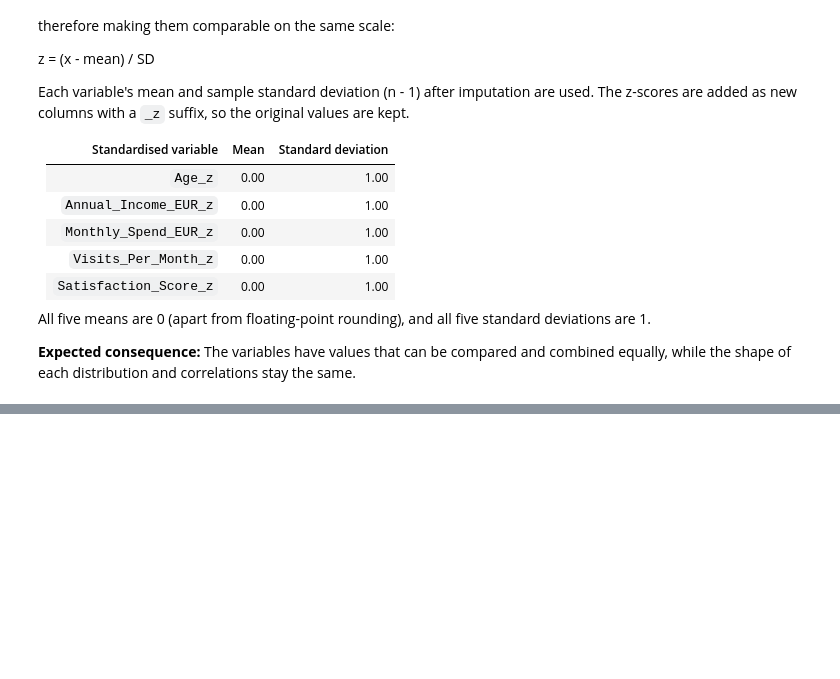
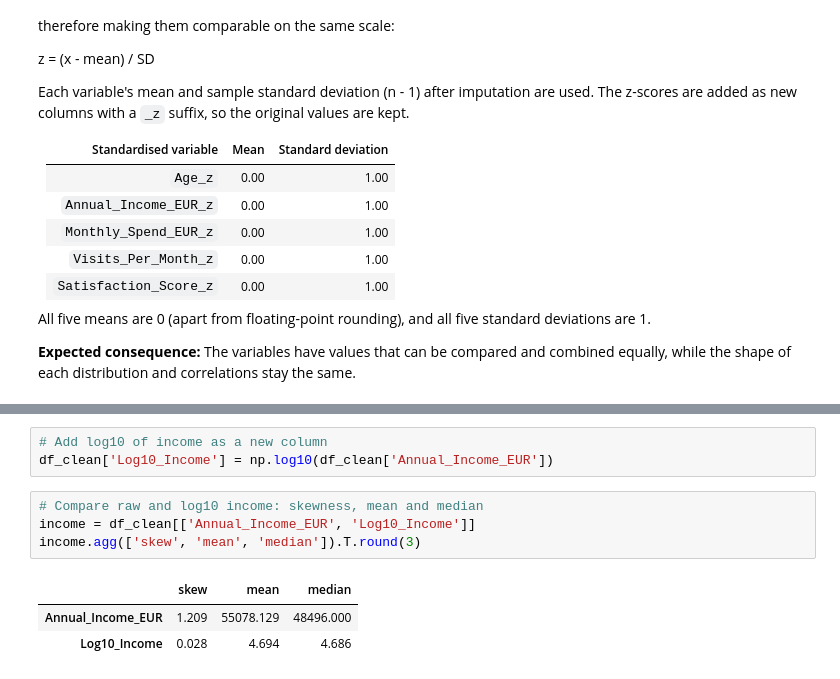
Before and after one commit to Ri-Dearg/da-labs, a Jupyter notebook: lab3_transform_regression.ipynb, the cells around one changed output, grey strips where cells are left out. Drawn from its saved outputs; the diff is of its cells as text; blank space fills up the shorter version.

```diff
--- a/lab3_transform_regression.ipynb
+++ b/lab3_transform_regression.ipynb
@@ -461,0 +486,11 @@ df_clean_encode[z_cols].agg(['mean', 'std']).T
+# %%
+# Add log10 of income as a new column
+df_clean['Log10_Income'] = np.log10(df_clean['Annual_Income_EUR'])
+# %%
+# Compare raw and log10 income: skewness, mean and median
+income = df_clean[['Annual_Income_EUR', 'Log10_Income']]
+income.agg(['skew', 'mean', 'median']).T.round(3)
+# %% [output]
+|  | skew | mean | median |
+| Annual_Income_EUR | 1.209 | 55078.129 | 48496.000 |
+| Log10_Income | 0.028 | 4.694 | 4.686 |
```
Also changed, not shown: parts of 10 cells of this notebook.
